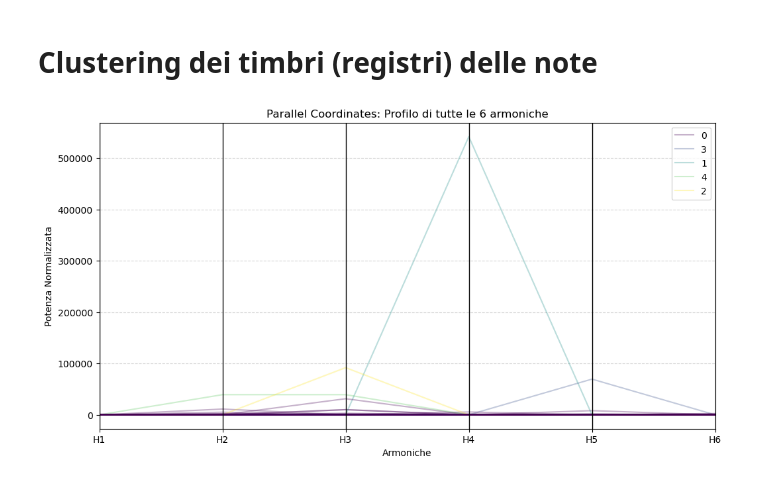
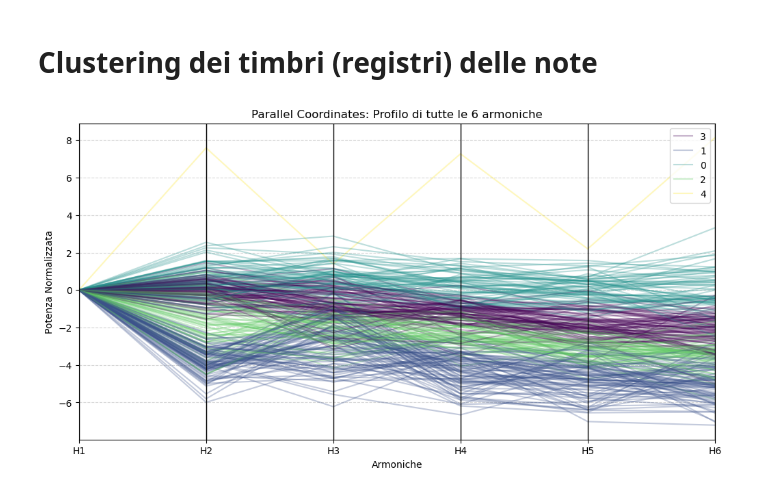
Before and after one commit to maddoc-g/3_organ_clustering, a Jupyter notebook: clustering.ipynb, the cells around one changed output. Cells and saved outputs as stored; diff of their text form; code cells hidden in the pictures.

Commit message:
clustering

```diff
--- a/clustering.ipynb
+++ b/clustering.ipynb
@@ -11,27 +11,30 @@ from sklearn.cluster import KMeans
 # %%
 # qui facciamo il clustering con KMeans
 
 # prendiamo i normalized power spectra
 # e facciamo il clustering con KMeans
 
 # carichiamo i dati che sono .csv
 data = np.loadtxt('normalized_power_spectra.csv', delimiter=',')
 
+# Usa solo le prime 6 colonne
+data_6 = data[:, :6]  # seleziona solo le prime 6 colonne
+
 # facciamo il clustering con KMeans
-kmeans = KMeans(n_clusters=5, random_state=0).fit(data)
+kmeans = KMeans(n_clusters=5, random_state=0).fit(data_6)
 
 columns = [f'H{i+1}' for i in range(6)]
-df = pd.DataFrame(data, columns=columns)
+df = pd.DataFrame(data_6, columns=columns)
 df['Cluster'] = kmeans.labels_
 
 plt.figure(figsize=(12, 6))
 # Usiamo una trasparenza (alpha) bassa per gestire la sovrapposizione delle linee
 parallel_coordinates(df, 'Cluster', colormap='viridis', alpha=0.3)
 
 plt.title('Parallel Coordinates: Profilo di tutte le 6 armoniche')
 plt.ylabel('Potenza Normalizzata')
 plt.xlabel('Armoniche')
 plt.grid(axis='y', linestyle='--', alpha=0.5)
 plt.show()
 # %% [output]
-[figure, old version]
+[figure, new version]
```
Also changed, not shown: parts of 2 cells of this notebook.
